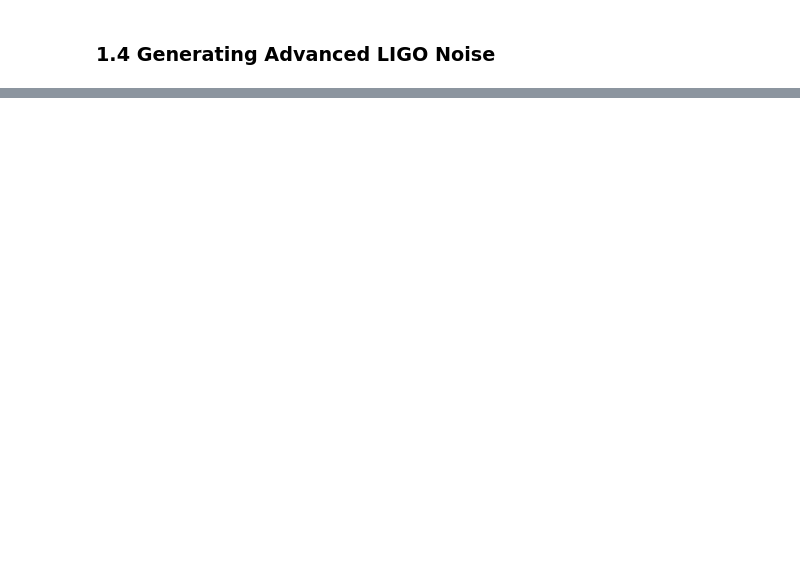
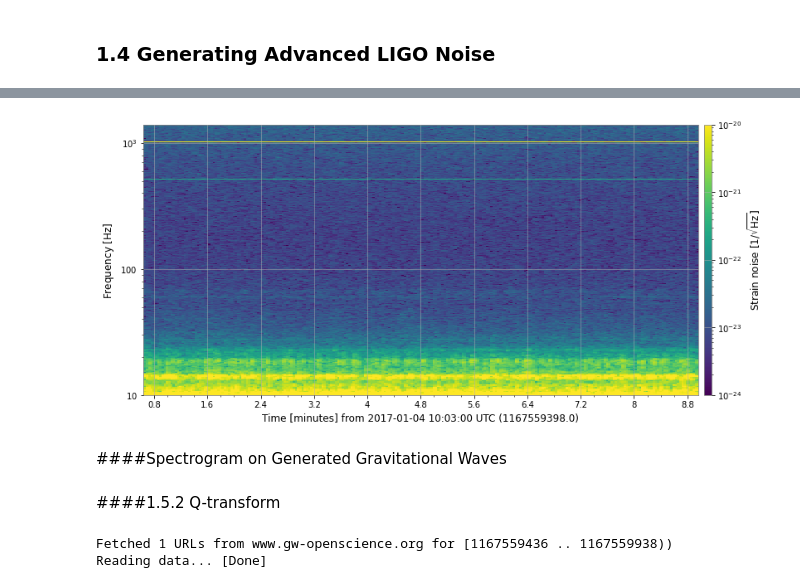
Before and after one commit to xli2522/GW-SignalGen, a Jupyter notebook: GW_gen.ipynb, the cells around one changed output, grey strips where cells are left out. Drawn from its saved outputs; the diff is of its cells as text; code cells hidden in the pictures; blank space fills up the shorter version.

```diff
--- a/GW_gen.ipynb
+++ b/GW_gen.ipynb
@@ -293,0 +317,22 @@ Text(0, 0.5, 'Normalized amplitude')
+# %%
+ax = plot.gca()
+ax.set_yscale('log')
+ax.set_ylim(10, 1400)
+ax.colorbar(
+    clim=(1e-24, 1e-20),
+    norm="log",
+    label=r"Strain noise [$1/\sqrt{\mathrm{Hz}}$]",
+)
+plot  # refresh
+# %% [output]
+[figure, added]
+# %% [markdown]
+####Spectrogram on Generated Gravitational Waves
+# %% [markdown]
+####1.5.2 Q-transform
+# %%
+segment = (int(gps) - 500, int(gps) + 2)
+hdata = TimeSeries.fetch_open_data('H1', *segment, verbose=True, cache=True)
+# %% [output]
+Fetched 1 URLs from www.gw-openscience.org for [1167559436 .. 1167559938))
+Reading data... [Done]
```
Also changed, not shown: parts of 22 cells of this notebook.
